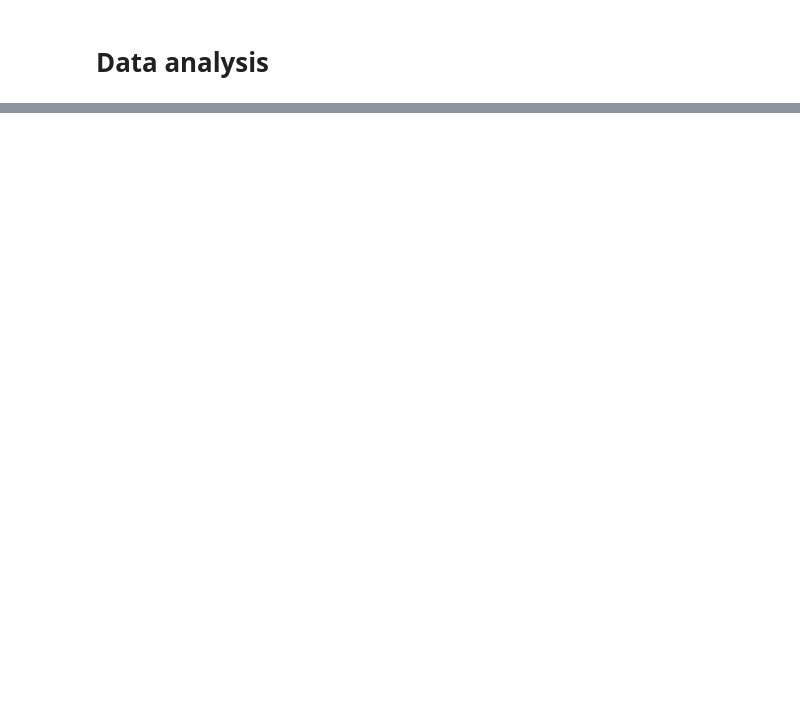
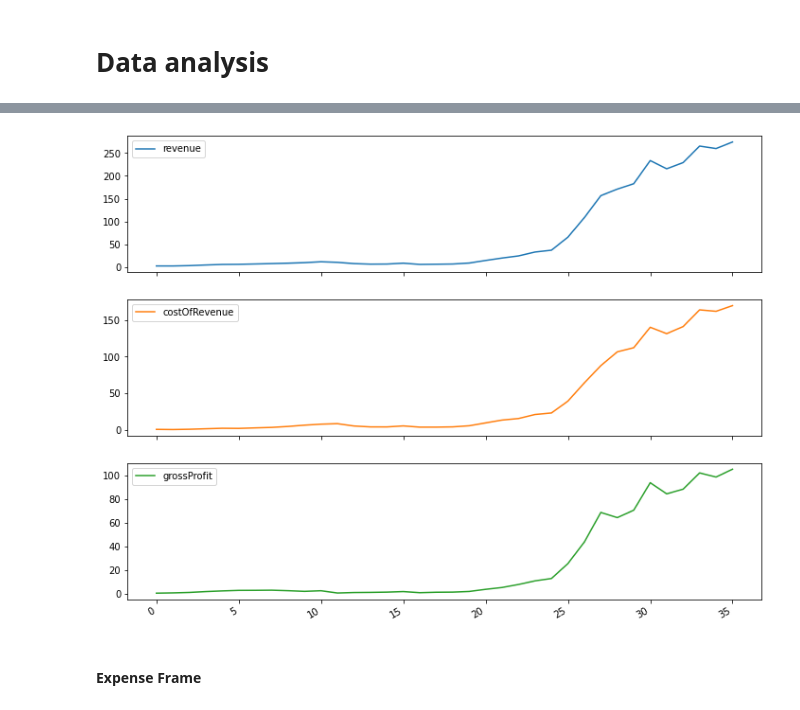
Before and after one commit to joseluistello/Regression-Analysis-Apple-Data, a Jupyter notebook: notebooks/Analysis.ipynb, the cells around one changed output, grey strips where cells are left out. Drawn from its saved outputs; the diff is of its cells as text; code cells hidden in the pictures; blank space fills up the shorter version.

```diff
--- a/notebooks/Analysis.ipynb
+++ b/notebooks/Analysis.ipynb
@@ -85,0 +83,6 @@ TypeError: no numeric data to plot
+# %%
+revdf.plot(subplots=True);
+# %% [output]
+[figure, added]
+# %% [markdown]
+#### Expense Frame
```
Also changed, not shown: parts of 17 cells of this notebook.
